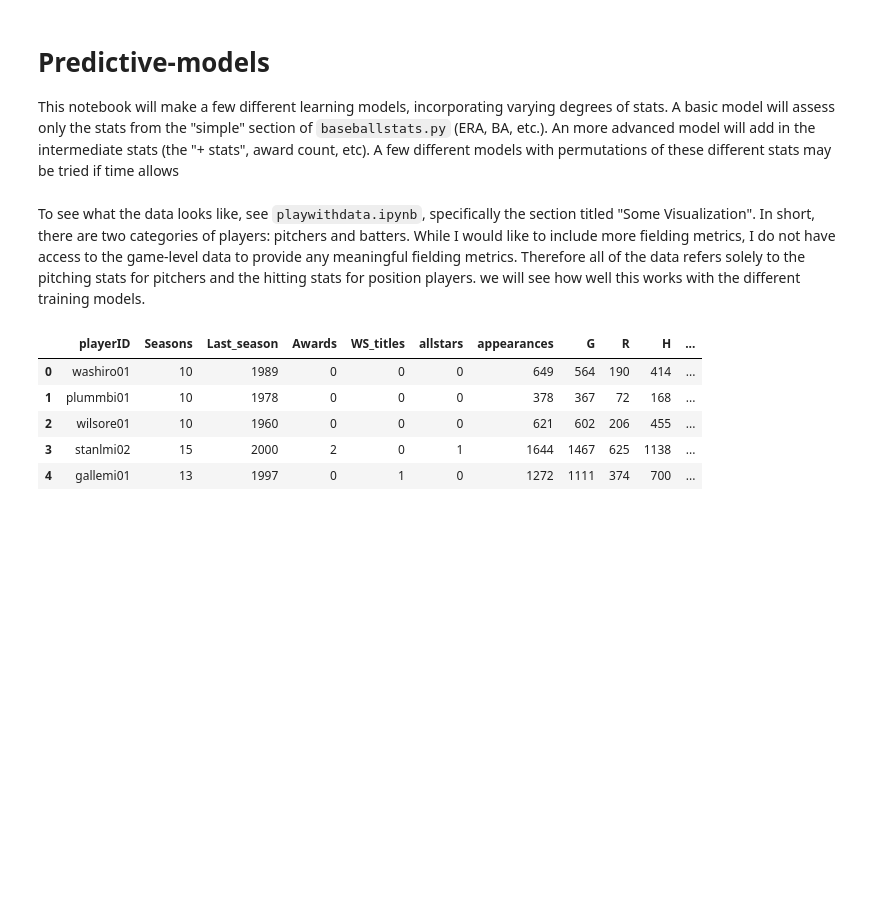
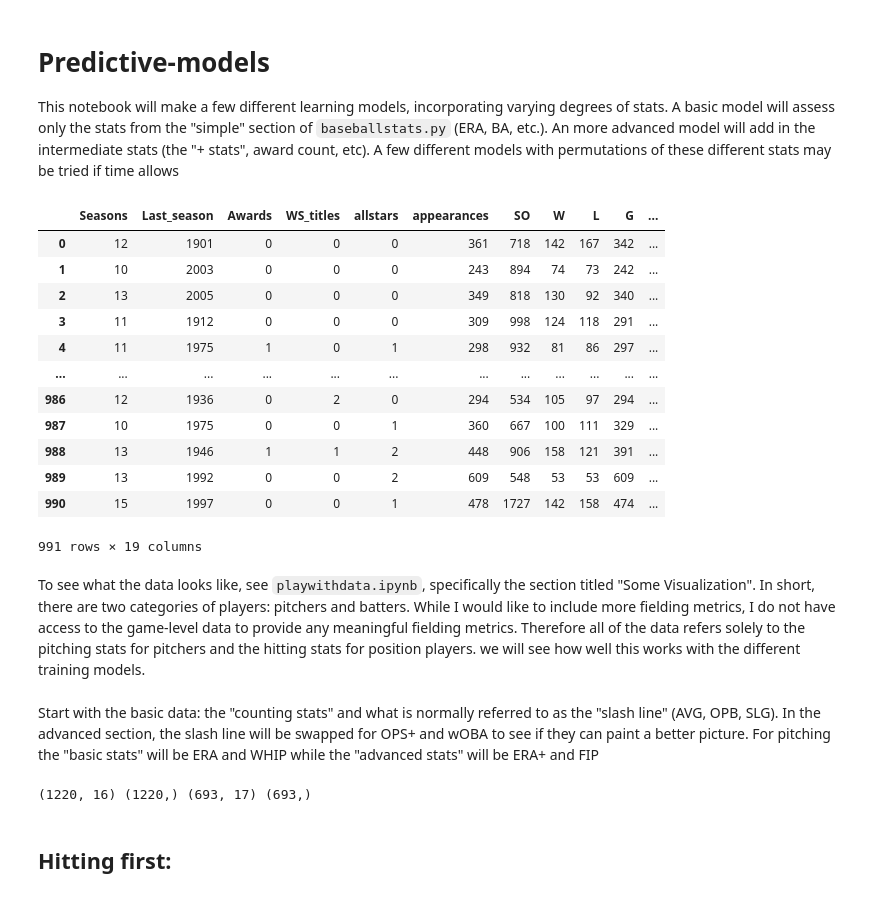
Before and after one commit to ctmurphey/ML-BaseballHoF, a Jupyter notebook: predictive-models.ipynb, the cells around one changed output. Cells and saved outputs as stored; diff of their text form; code cells hidden in the pictures; blank space fills up the shorter version.

```diff
--- a/predictive-models.ipynb
+++ b/predictive-models.ipynb
@@ -15,20 +16,35 @@ from sklearn import cluster
 # %%
 batting = pd.read_csv("battingdata.csv")
 pitching = pd.read_csv("pitchingdata.csv")
-del batting['Unnamed: 0'] #leftover index column from outputting to csv earlier
+del batting['Unnamed: 0'] #leftover index column from outputting to csv
 del pitching['Unnamed: 0']
+
+# pitching.set_index('playerID')
+# batting.set_index('playerID')
+
+bat_target = batting['HoF'].values
+batting.pop('HoF')
+batting.pop('playerID') #is a string, doesn't work for ML
+
+pitch_target = pitching['HoF'].values
+pitching.pop('HoF')
+pitching.pop('playerID') #is a string, doesn't work for ML
+
+pitching
+# %% [output]
+|  | Seasons | Last_season | Awards | WS_titles | allstars | appearances | SO | W | L | G | ... |
+| 0 | 12 | 1901 | 0 | 0 | 0 | 361 | 718 | 142 | 167 | 342 | ... |
+| 1 | 10 | 2003 | 0 | 0 | 0 | 243 | 894 | 74 | 73 | 242 | ... |
+| 2 | 13 | 2005 | 0 | 0 | 0 | 349 | 818 | 130 | 92 | 340 | ... |
+| 3 | 11 | 1912 | 0 | 0 | 0 | 309 | 998 | 124 | 118 | 291 | ... |
+| 4 | 11 | 1975 | 1 | 0 | 1 | 298 | 932 | 81 | 86 | 297 | ... |
+| ... | ... | ... | ... | ... | ... | ... | ... | ... | ... | ... | ... |
+| 986 | 12 | 1936 | 0 | 2 | 0 | 294 | 534 | 105 | 97 | 294 | ... |
+| 987 | 10 | 1975 | 0 | 0 | 1 | 360 | 667 | 100 | 111 | 329 | ... |
+| 988 | 13 | 1946 | 1 | 1 | 2 | 448 | 906 | 158 | 121 | 391 | ... |
+| 989 | 13 | 1992 | 0 | 0 | 2 | 609 | 548 | 53 | 53 | 609 | ... |
+| 990 | 15 | 1997 | 0 | 0 | 1 | 478 | 1727 | 142 | 158 | 474 | ... |
+991 rows × 19 columns
 # %% [markdown]
 To see what the data looks like, see `playwithdata.ipynb`, specifically the section titled "Some Visualization". In short, there are two categories of players: pitchers and batters. While I would like to include more fielding metrics, I do not have access to the game-level data to provide any meaningful fielding metrics. Therefore all of the data refers solely to the pitching stats for pitchers and the hitting stats for position players. we will see how well this works with the different training models.
-# %%
-bat_target = batting['HoF'].values
-bat_data   = batting.pop('HoF')
-
-batting.head()
-# %% [output]
-|  | playerID | Seasons | Last_season | Awards | WS_titles | allstars | appearances | G | R | H | ... |
-| 0 | washiro01 | 10 | 1989 | 0 | 0 | 0 | 649 | 564 | 190 | 414 | ... |
-| 1 | plummbi01 | 10 | 1978 | 0 | 0 | 0 | 378 | 367 | 72 | 168 | ... |
-| 2 | wilsore01 | 10 | 1960 | 0 | 0 | 0 | 621 | 602 | 206 | 455 | ... |
-| 3 | stanlmi02 | 15 | 2000 | 2 | 0 | 1 | 1644 | 1467 | 625 | 1138 | ... |
-| 4 | gallemi01 | 13 | 1997 | 0 | 1 | 0 | 1272 | 1111 | 374 | 700 | ... |
 # %%
@@ -39 +56,3 @@ classifiers = [tree.DecisionTreeClassifier,
               ]
+# %% [markdown]
+Start with the basic data: the "counting stats" and what is normally referred to as the "slash line" (AVG, OPB, SLG). In the advanced section, the slash line will be swapped for OPS+ and wOBA to see if they can paint a better picture. For pitching the "basic stats" will be ERA and WHIP while the "advanced stats" will be ERA+ and FIP
@@ -39,0 +65,8 @@ classifiers = [tree.DecisionTreeClassifier,
+# %%
+Xb_train, Xb_test, yb_train, yb_test = model_selection.train_test_split(batting, bat_target, train_size = 0.7)
+Xp_train, Xp_test, yp_train, yp_test = model_selection.train_test_split(pitching, pitch_target, train_size = 0.7)
+print(Xb_train.shape, yb_train.shape, Xp_train.shape, yp_train.shape)
+# %% [output]
+(1220, 16) (1220,) (693, 17) (693,)
+# %% [markdown]
+## Hitting first:
```
Also changed, not shown: parts of 17 cells of this notebook, 3 other files.
